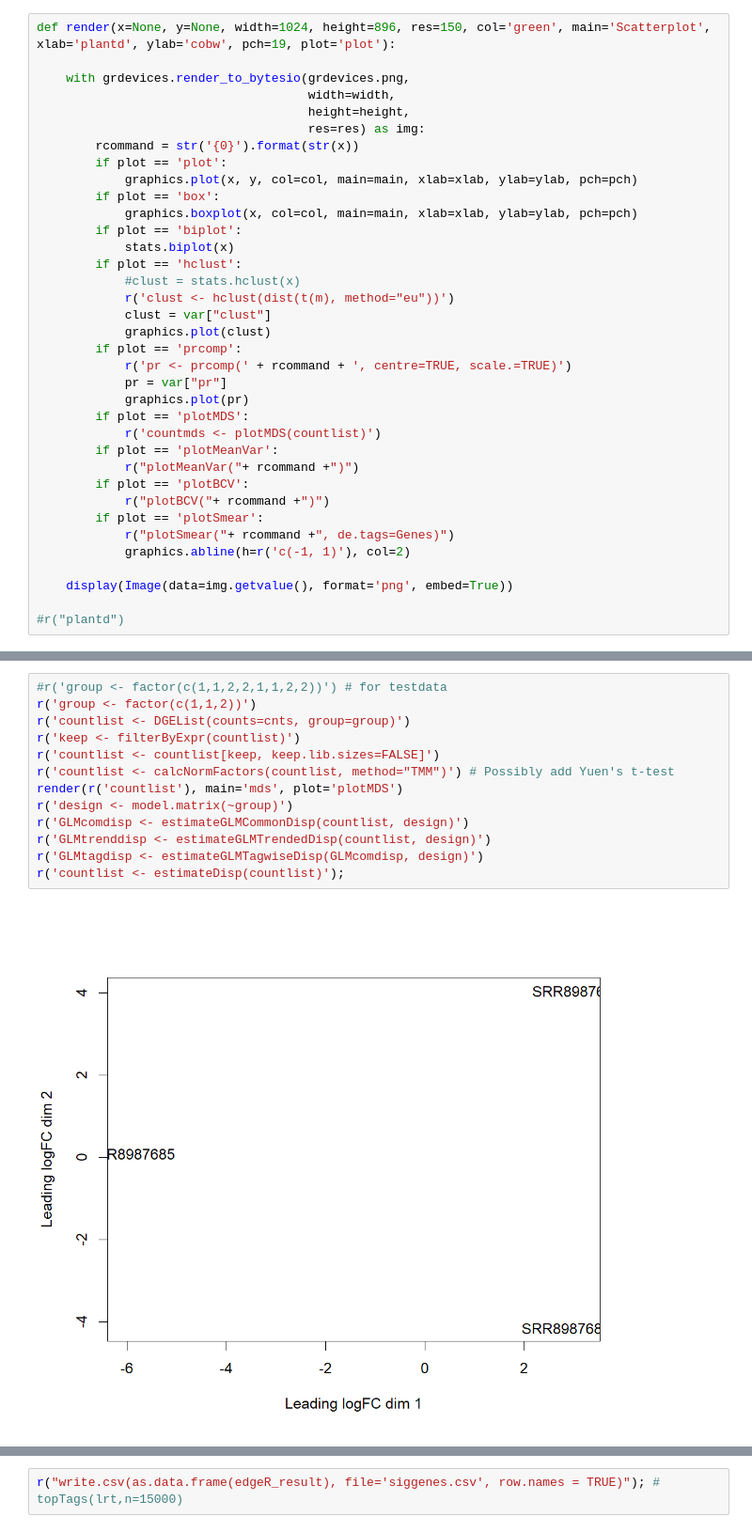
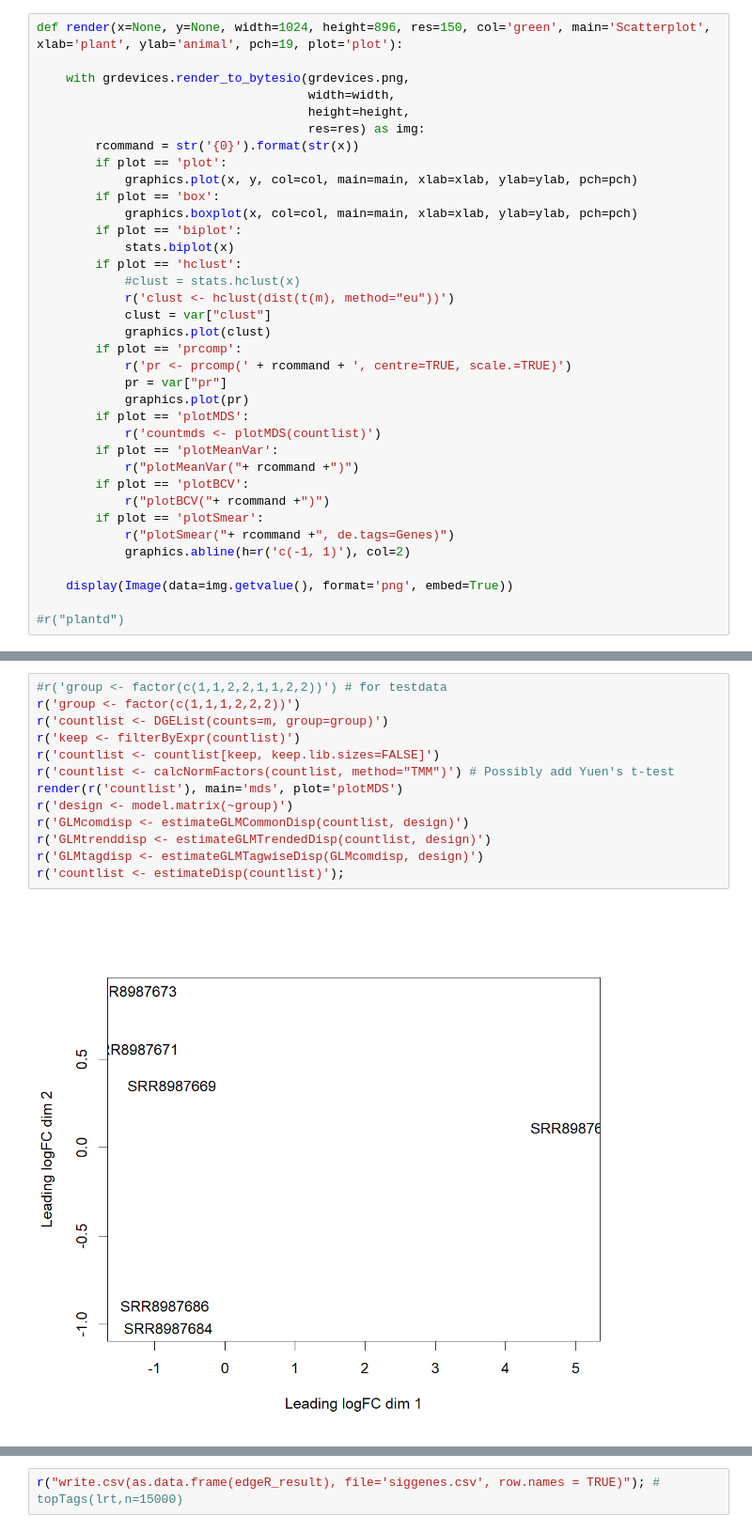
Before and after one commit to komjum6/Significant-Genes-project, a Jupyter notebook: siggenprod.ipynb, the cells around one changed output, grey strips where cells are left out. Shown: that part at 94% size. Saved outputs shown, nothing was run; the diff lists cells and outputs as text.

Commit message:
New data introduced, featuring a control group

```diff
--- a/siggenprod.ipynb
+++ b/siggenprod.ipynb
@@ -32,7 +34,7 @@ print(r('.libPaths()')[0])
 2.8.6
 D:/Users/Emperor Justinian/Anaconda/envs/tensorflowprojects/R/library
 # %%
-def render(x=None, y=None, width=1024, height=896, res=150, col='green', main='Scatterplot', xlab='plantd', ylab='cobw', pch=19, plot='plot'):
+def render(x=None, y=None, width=1024, height=896, res=150, col='green', main='Scatterplot', xlab='plant', ylab='animal', pch=19, plot='plot'):
 
     with grdevices.render_to_bytesio(grdevices.png,
                                      width=width,
@@ -110,18 +144,18 @@ print(r('summary(m)'))
 # %%
 #r('group <- factor(c(1,1,2,2,1,1,2,2))') # for testdata
-r('group <- factor(c(1,1,2))')
-r('countlist <- DGEList(counts=cnts, group=group)')
+r('group <- factor(c(1,1,1,2,2,2))')
+r('countlist <- DGEList(counts=m, group=group)')
 r('keep <- filterByExpr(countlist)')
 r('countlist <- countlist[keep, keep.lib.sizes=FALSE]')
 r('countlist <- calcNormFactors(countlist, method="TMM")') # Possibly add Yuen's t-test
 render(r('countlist'), main='mds', plot='plotMDS')
 r('design <- model.matrix(~group)')
 r('GLMcomdisp <- estimateGLMCommonDisp(countlist, design)')
 r('GLMtrenddisp <- estimateGLMTrendedDisp(countlist, design)')
 r('GLMtagdisp <- estimateGLMTagwiseDisp(GLMcomdisp, design)')
 r('countlist <- estimateDisp(countlist)');
 # %% [output]
-[figure, old version]
+[figure, new version]
 # %%
 render('GLMcomdisp', main='mean var', plot='plotMeanVar')
 # %% [output]
```
Also changed, not shown: parts of 14 cells of this notebook.
